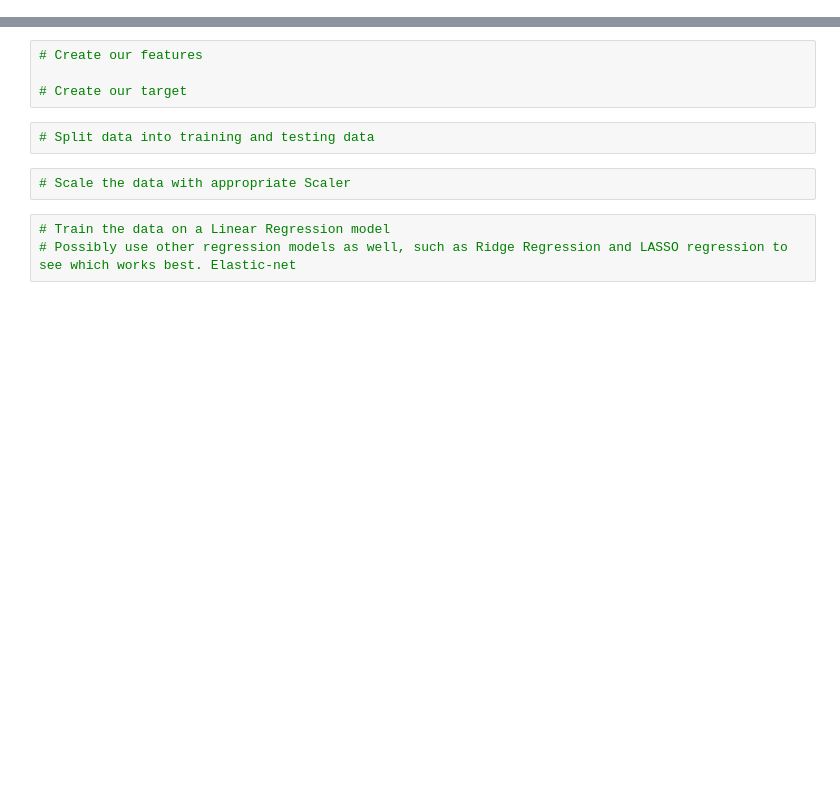
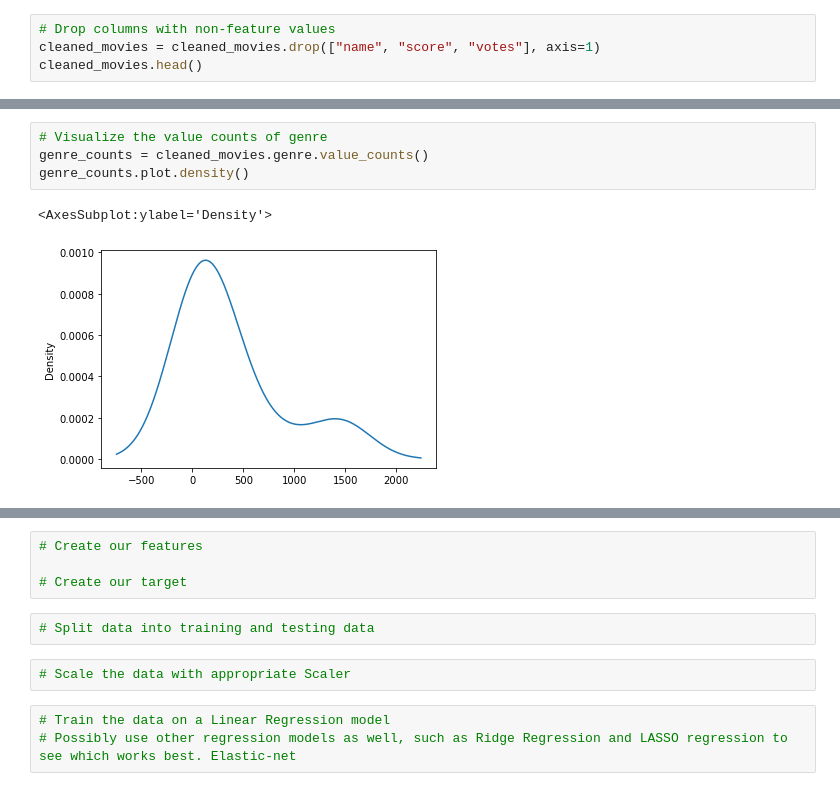
Before and after one commit to PDob02/Group_Project_May_2022, a Jupyter notebook: IMDBscore_MLM.ipynb, the cells around one changed output, grey strips where cells are left out. Drawn from its saved outputs; the diff is of its cells as text; blank space fills up the shorter version.

```diff
--- a/IMDBscore_MLM.ipynb
+++ b/IMDBscore_MLM.ipynb
@@ -11,0 +41,4 @@ cleaned_movies.head()
+# %%
+# Drop columns with non-feature values
+cleaned_movies = cleaned_movies.drop(["name", "score", "votes"], axis=1)
+cleaned_movies.head()
@@ -11,0 +72,7 @@ cleaned_movies.head()
+# %%
+# Visualize the value counts of genre
+genre_counts = cleaned_movies.genre.value_counts()
+genre_counts.plot.density()
+# %% [output]
+<AxesSubplot:ylabel='Density'>
+[figure, added]
```
Also changed, not shown: parts of 22 cells of this notebook.
